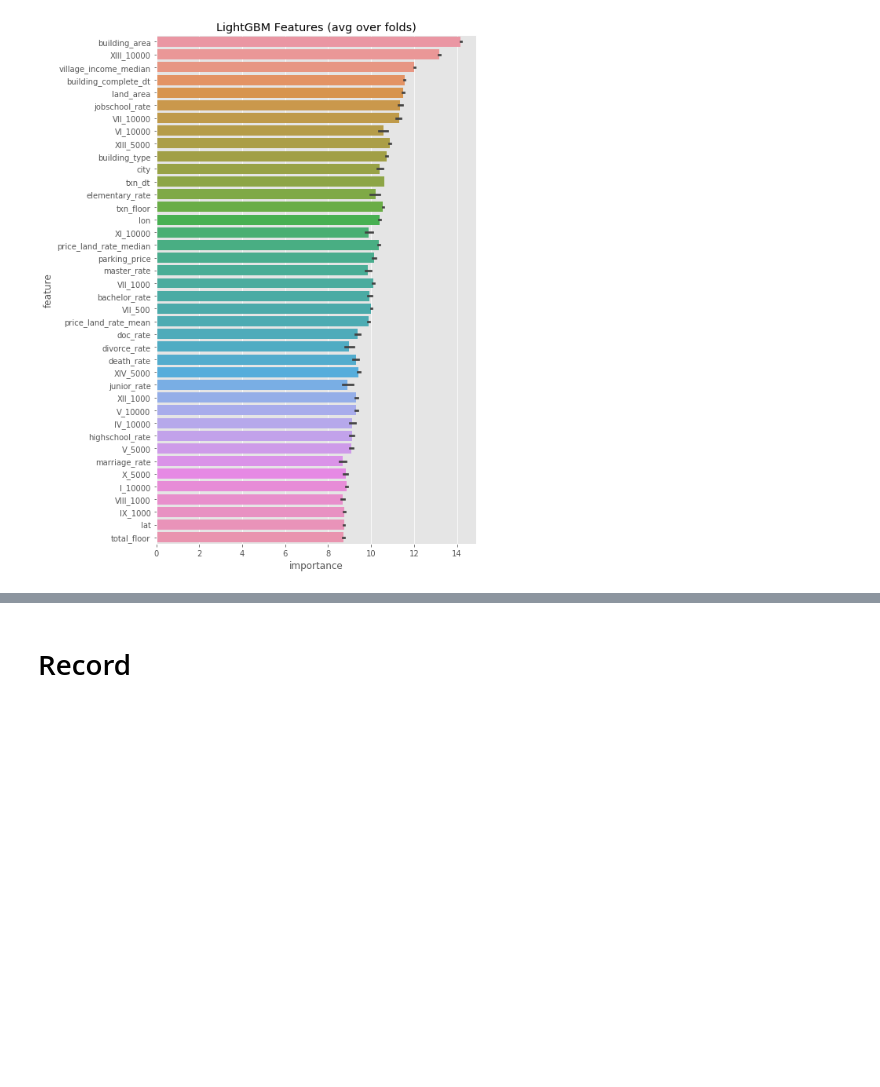
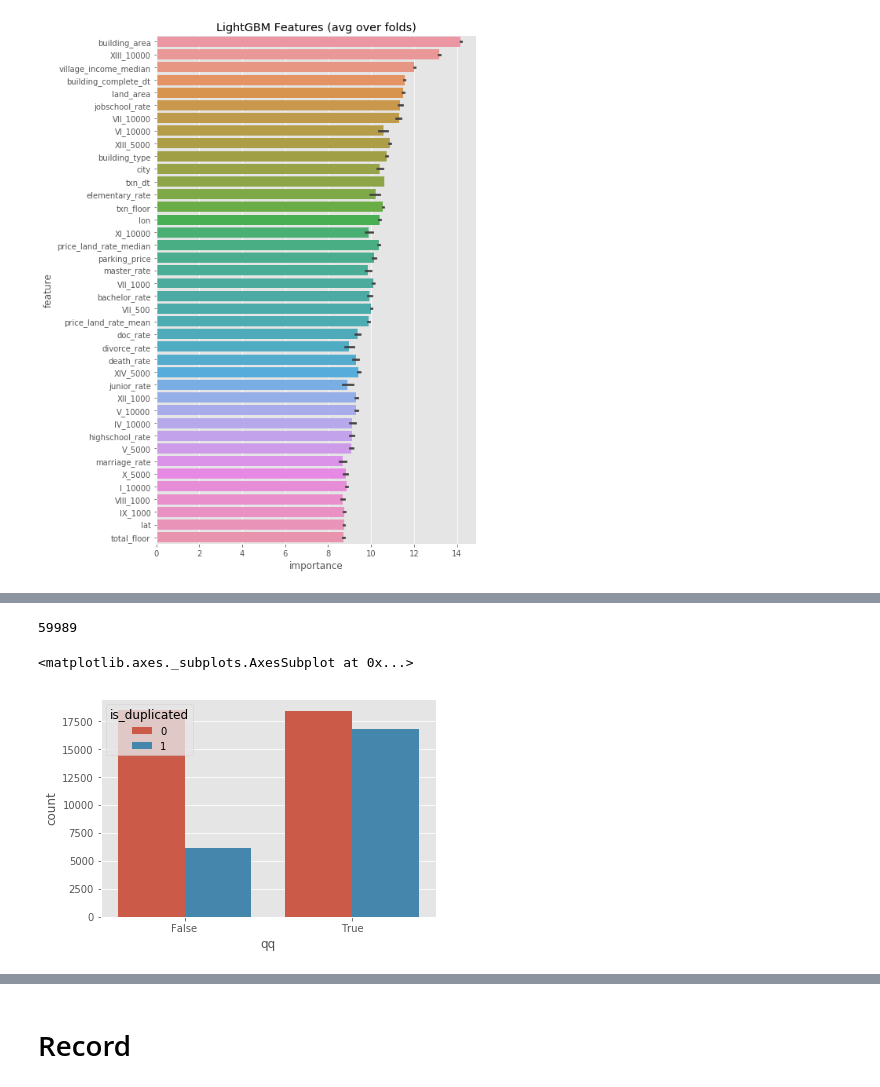
Before and after one commit to phacus/T-Brain_competition_predict_house_price, a Jupyter notebook: Model.ipynb, the cells around one changed output, grey strips where cells are left out. Saved outputs shown, nothing was run; the diff lists cells and outputs as text; code cells hidden in the pictures; blank space fills up the shorter version.

```diff
--- a/Model.ipynb
+++ b/Model.ipynb
@@ -243,0 +292,15 @@ Submission(test['building_id'], prediction)
+# %%
+len(train)
+# %% [output]
+59989
+# %%
+qq = pd.concat([train,pd.DataFrame({'preds' : np.expm1(oof)})], axis=1)
+# %%
+cols = ['city', 'total_floor', 'I_MIN', 'II_MIN', 'III_MIN', 'IV_MIN', 'V_MIN', 'VI_MIN', 'VII_MIN', 'VIII_MIN', 'IX_MIN', 'X_MIN', 'XI_MIN', 'XII_MIN', 'XIII_MIN', 'XIV_MIN']
+qq['is_duplicated'] = 0
+qq.loc[qq[cols].duplicated(keep = False), 'is_duplicated'] = 1
+# %%
+sns.countplot(qq['qq'], hue= qq['is_duplicated'])
+# %% [output]
+<matplotlib.axes._subplots.AxesSubplot at 0x...>
+[figure, added]
```
Also changed, not shown: parts of 17 cells of this notebook, 2 other files.
